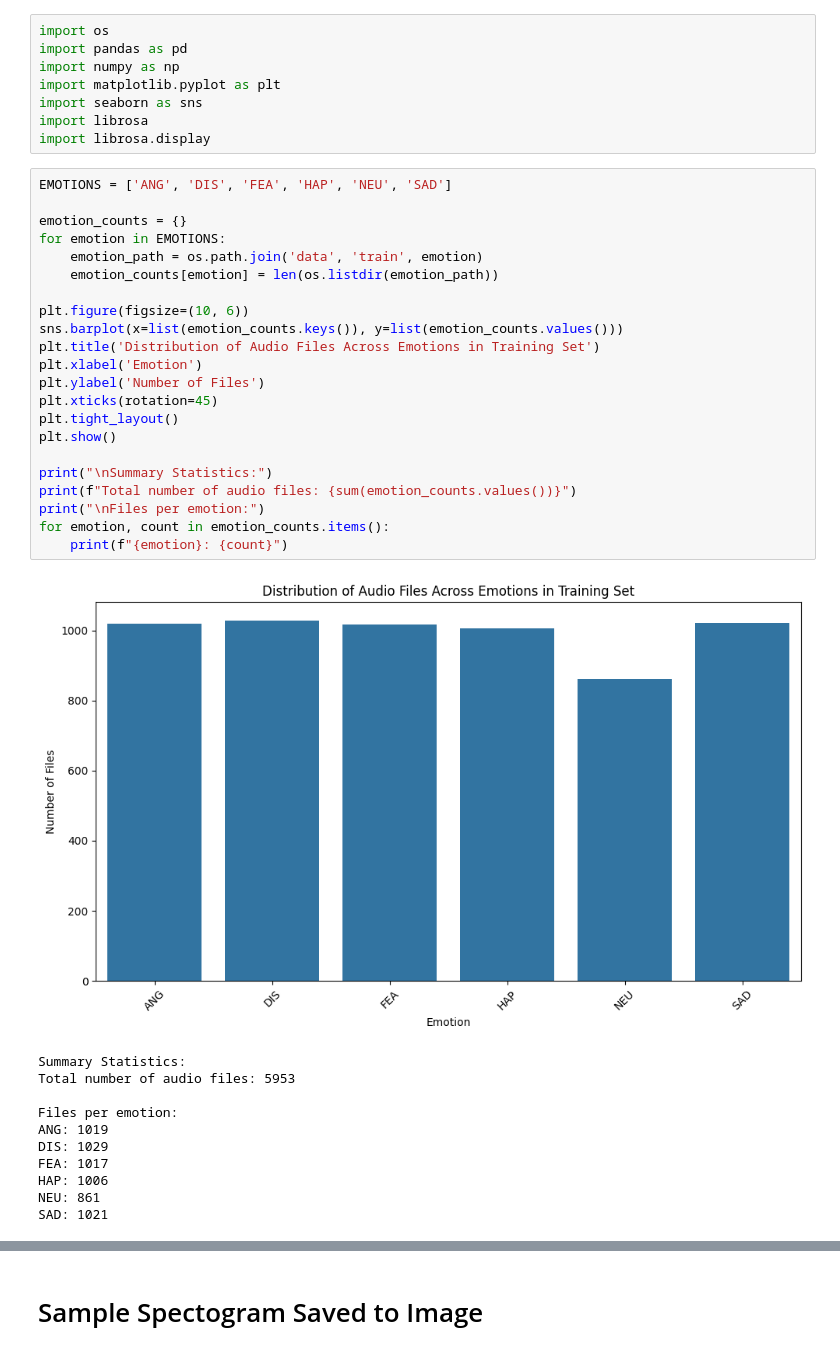
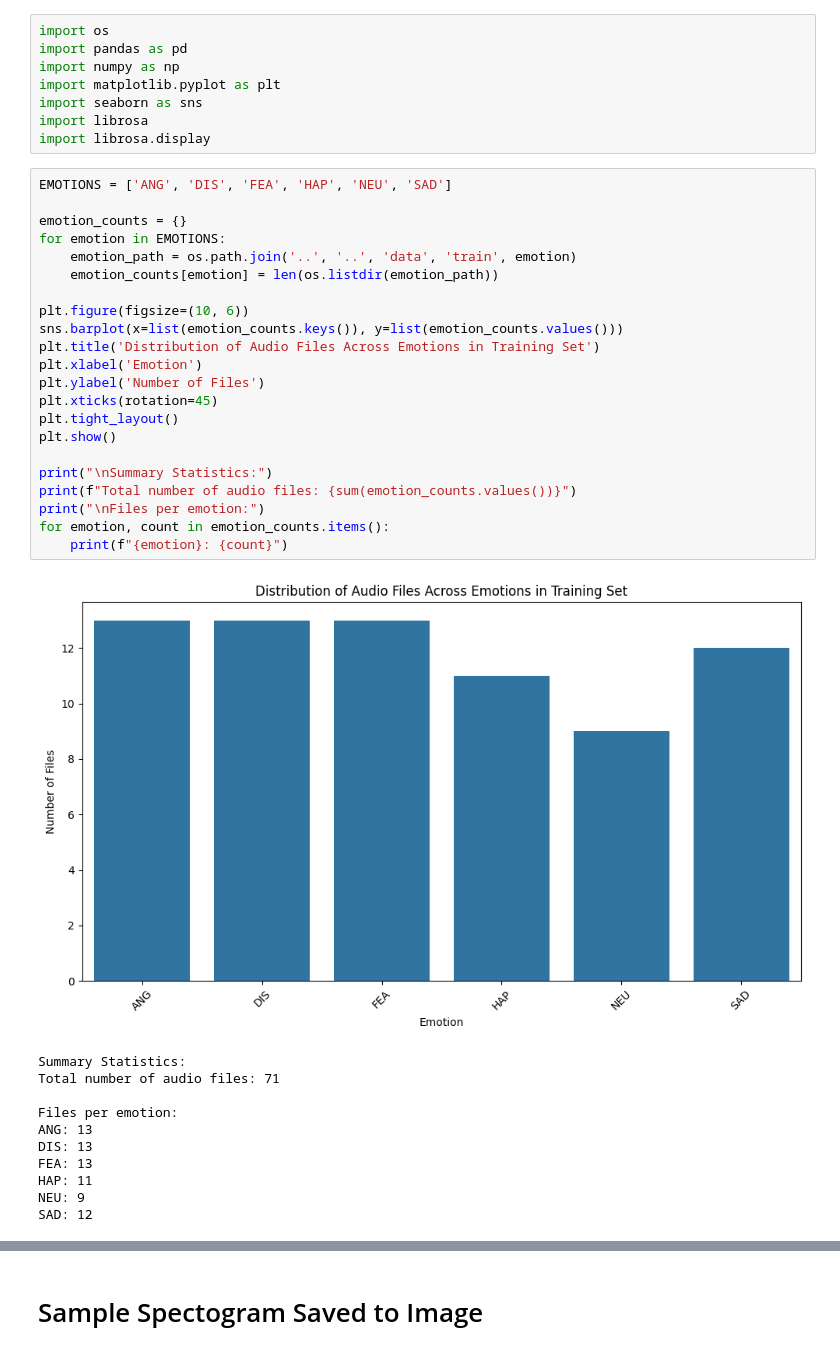
Before and after one commit to reybahl/Speech-Emotion-Detection, a Jupyter notebook: full/src/notebooks/eda.ipynb, the cells around one changed output, grey strips where cells are left out. Saved outputs shown, nothing was run; the diff lists cells and outputs as text.

```diff
--- a/full/src/notebooks/eda.ipynb
+++ b/full/src/notebooks/eda.ipynb
@@ -9,36 +9,36 @@ import librosa.display
 # %%
 EMOTIONS = ['ANG', 'DIS', 'FEA', 'HAP', 'NEU', 'SAD']
 
 emotion_counts = {}
 for emotion in EMOTIONS:
-    emotion_path = os.path.join('data', 'train', emotion)
+    emotion_path = os.path.join('..', '..', 'data', 'train', emotion)
     emotion_counts[emotion] = len(os.listdir(emotion_path))
 
 plt.figure(figsize=(10, 6))
 sns.barplot(x=list(emotion_counts.keys()), y=list(emotion_counts.values()))
 plt.title('Distribution of Audio Files Across Emotions in Training Set')
 plt.xlabel('Emotion')
 plt.ylabel('Number of Files')
 plt.xticks(rotation=45)
 plt.tight_layout()
 plt.show()
 
 print("\nSummary Statistics:")
 print(f"Total number of audio files: {sum(emotion_counts.values())}")
 print("\nFiles per emotion:")
 for emotion, count in emotion_counts.items():
     print(f"{emotion}: {count}")
 # %% [output]
-[figure, old version]
+[figure, new version]
 Summary Statistics:
-Total number of audio files: 5953
+Total number of audio files: 71
 
 Files per emotion:
-ANG: 1019
-DIS: 1029
-FEA: 1017
-HAP: 1006
-NEU: 861
-SAD: 1021
+ANG: 13
+DIS: 13
+FEA: 13
+HAP: 11
+NEU: 9
+SAD: 12
 # %%
 sample_files = {}
```
Also changed, not shown: parts of 3 cells of this notebook.
